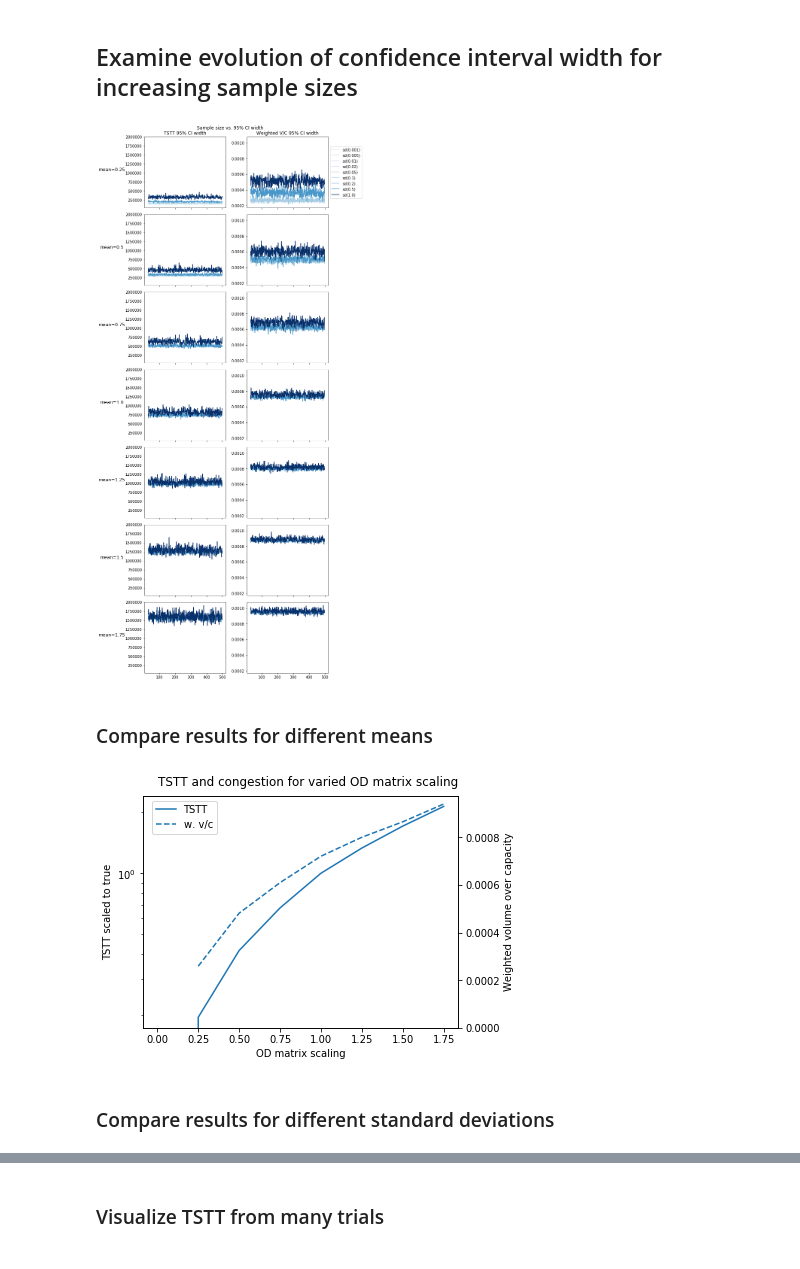
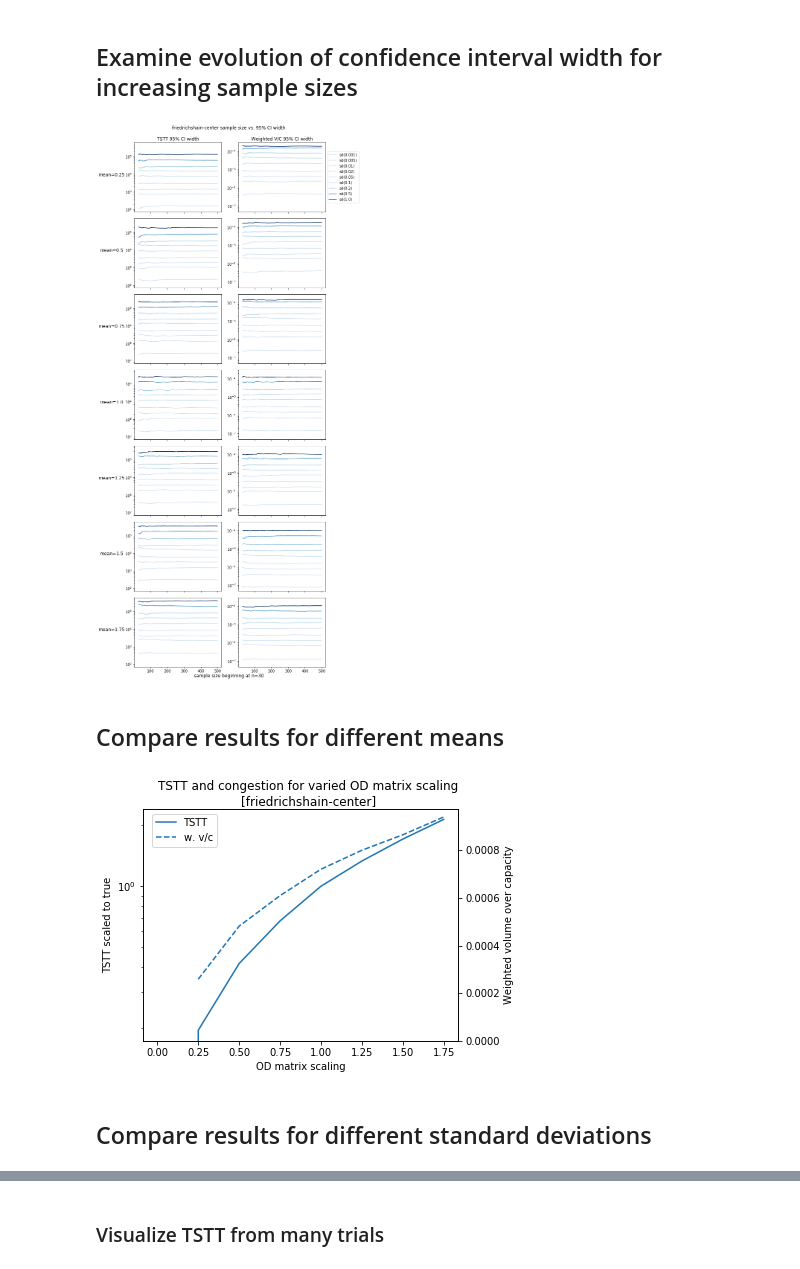
Before and after one commit to CarlinLiao/od-perturbation, a Jupyter notebook: automation.ipynb, the cells around one changed output, grey strips where cells are left out. Saved outputs shown, nothing was run; the diff lists cells and outputs as text; code cells hidden in the pictures.

```diff
--- a/automation.ipynb
+++ b/automation.ipynb
@@ -145,15 +145,13 @@ net = 'friedrichshain-center'
 netFilename = 'inputs/{}_net.tntp'.format(net)
 tripsFilename = 'inputs/{}_trips.tntp'.format(net)
 
-n = 1000
-if tap_times[net] > 5:
+n = 500
+if tap_times[net] > 1:
     n = 40
-elif tap_times[net] > 1:
+elif tap_times[net] > .5:
     n = 100
-elif tap_times[net] > .5:
+elif tap_times[net] > .25:
     n = 200
-elif tap_times[net] > .25:
-    n = 500
 
 true_tstt, true_wvc = tap_trial(netFilename, tripsFilename, norm_mean=1, norm_sd=0, returnDataFrame=False)
 true_tstt, true_wvc
@@ -204,18 +202,18 @@ def track_ci_width_evo(netFilename, tripsFilename, n=1000):
                 'mean': np.ones(n)*mean,
                 'sd': np.ones(n)*sd,
                 'n': range(n),
-                'tstt_ci_width': results[mean][sd]['tstts'],
-                'congestion_ci_width': results[mean][sd]['wvcs']
+                'tstt_ci_width': results[mean][sd]['tstt_widths'],
+                'congestion_ci_width': results[mean][sd]['wvc_widths']
             })], ignore_index=True)
-    df_trials.to_csv('output/{}_trials'.format(net), index=False)
-    df_ci_evo.to_csv('output/{}_ci_evo'.format(net), index=False)
+    df_trials.to_csv('output/{}_trials.csv'.format(net), index=False)
+    df_ci_evo.to_csv('output/{}_ci_evo.csv'.format(net), index=False)
     return df_trials, df_ci_evo
 
 try:
     df_trials = pd.read_csv('output/{}_trials.csv'.format(net))
     df_ci_evo = pd.read_csv('output/{}_ci_evo.csv'.format(net))
 except FileNotFoundError:
-    df_trials, df_ci_evo = track_ci_width_evo(netFilename, tripsFilename, n=n,)
+    df_trials, df_ci_evo = track_ci_width_evo(netFilename, tripsFilename, n=n)
 df_trials.head()
 # %% [output]
 |  | mean | sd | tstt | congestion |
@@ -227,49 +225,52 @@ df_trials.head()
 # %% [markdown]
 ## Examine evolution of confidence interval width for increasing sample sizes
 # %%
-def plot_ci_width_evo(df_ci_evo, plotFilename=None):
+def plot_ci_width_evo(df_ci_evo, net, plotFilename=None):
     n = df_ci_evo['n'].max()+1
     if n<=30:
         raise ValueError('Sample size needs to be greater than 30.')
 
     means = df_ci_evo['mean'].unique()
     means.sort()
     sds = df_ci_evo['sd'].unique()
     sds.sort()
 
     Blues = plt.get_cmap('Blues')
 
     fig, axes = plt.subplots(nrows=len(means), ncols=2, sharex=True, sharey='col', figsize=(10,len(means)*3))
     x = range(29,n)
     axes[0][0].set_title('TSTT 95% CI width')
     axes[0][1].set_title('Weighted V/C 95% CI width')
     for i,mean in enumerate(means):
         for sd in sds:
             color = 1-(1-sd)/1.25
             dftemp = df_ci_evo[(df_ci_evo['mean']==mean) & (df_ci_evo['sd']==sd)]
             axes[i][0].plot(x, dftemp['tstt_ci_width'][29:], c=Blues(color), label='sd({})'.format(sd))
             axes[i][1].plot(x, dftemp['congestion_ci_width'][29:], c=Blues(color), label='sd({})'.format(sd))
+            axes[i][0].set_yscale('log')
+            axes[i][1].set_yscale('log')
         axes[i][0].set_ylabel('mean={}'.format(round(mean,2)), rotation=0, size='large', labelpad = 35)
     axes[0][1].legend(loc='center left', bbox_to_anchor=(1,0.5))
-    fig.suptitle('Sample size vs. 95% CI width')
+    fig.suptitle('{} sample size vs. 95% CI width'.format(net))
+    fig.text(0.5, 0, 'sample size beginning at n=30', ha='center', fontsize=12)
     fig.tight_layout()
-    fig.subplots_adjust(top=0.96)
+    fig.subplots_adjust(top=0.95)
     if plotFilename:
         plt.savefig(plotFilename, dpi='figure')
     plt.show()
 
-plot_ci_width_evo(df_ci_evo, plotFilename='output/{}_widths.png'.format(net))
+plot_ci_width_evo(df_ci_evo, net, plotFilename='output/{}_widths.png'.format(net))
 # %% [output]
-[figure, old version]
+[figure, new version]
 # %% [markdown]
-### Compare results for different means
+## Compare results for different means
 # %%
 means = np.arange(0,2,.25)
 reses = [tap_trial(netFilename, tripsFilename, norm_mean=mean, norm_sd=0, returnDataFrame=False) for mean in means]
 tstts_scaled = np.array([r[0] for r in reses])/true_tstt
 congestions = [r[1] for r in reses]
 # %%
-def tstt_wvc_plot(inputs, tstts, congestions, input_name, log_input=False, log_tstt=False, output_fig_name=None):
+def tstt_wvc_plot(inputs, tstts, congestions, input_name, net, log_input=False, log_tstt=False, output_fig_name=None):
     fig, ax1 = plt.subplots()
     ax1.set_xlabel(input_name)
     ax1.set_ylabel('TSTT scaled to true')
@@ -285,17 +286,17 @@ def tstt_wvc_plot(inputs, tstts, congestions, input_name, log_input=False, log_t
     ax2.set_ylim(bottom=0)
 
     fig.legend(loc=1, bbox_to_anchor=(0.25,1), bbox_transform=ax1.transAxes)
-    fig.suptitle('TSTT and congestion for varied {}'.format(input_name), y=1.02)
+    fig.suptitle('TSTT and congestion for varied {}\n[{}]'.format(input_name,net), y=1.05)
     fig.tight_layout()
     if output_fig_name:
         plt.savefig(output_fig_name, dpi='figure')
     plt.show()
 
-tstt_wvc_plot(means, tstts_scaled, congestions, 'OD matrix scaling', log_tstt=True, output_fig_name='output/{}_mean_scaling.png'.format(net))
+tstt_wvc_plot(means, tstts_scaled, congestions, 'OD matrix scaling', net, log_tstt=True, output_fig_name='output/{}_mean_scaling.png'.format(net))
 # %% [output]
-[figure, old version]
+[figure, new version]
 # %% [markdown]
-### Compare results for different standard deviations
+## Compare results for different standard deviations
 # %%
 sds = df_trials['sd'].unique()
 sds.sort()
```
Also changed, not shown: parts of 7 cells of this notebook.
